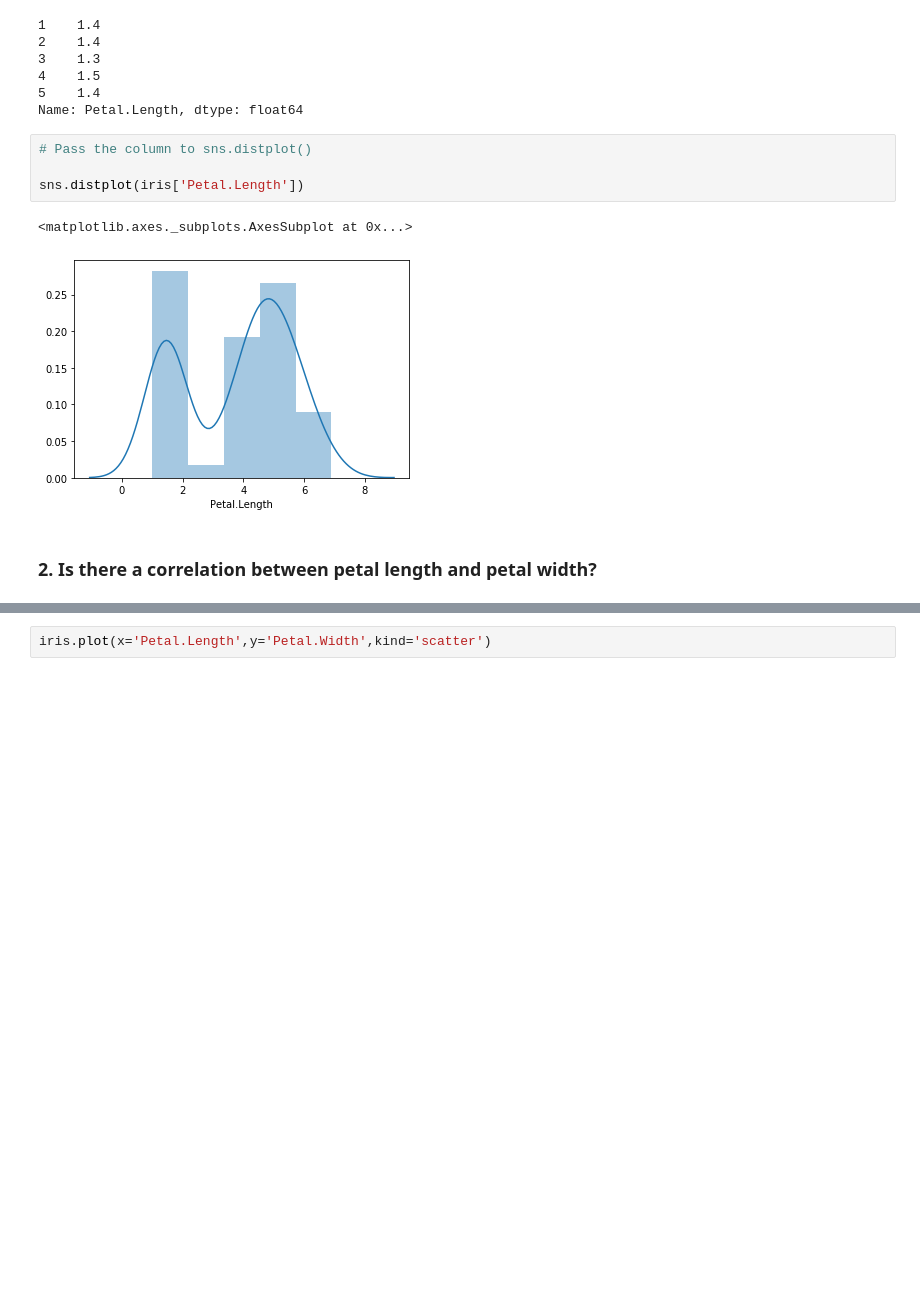
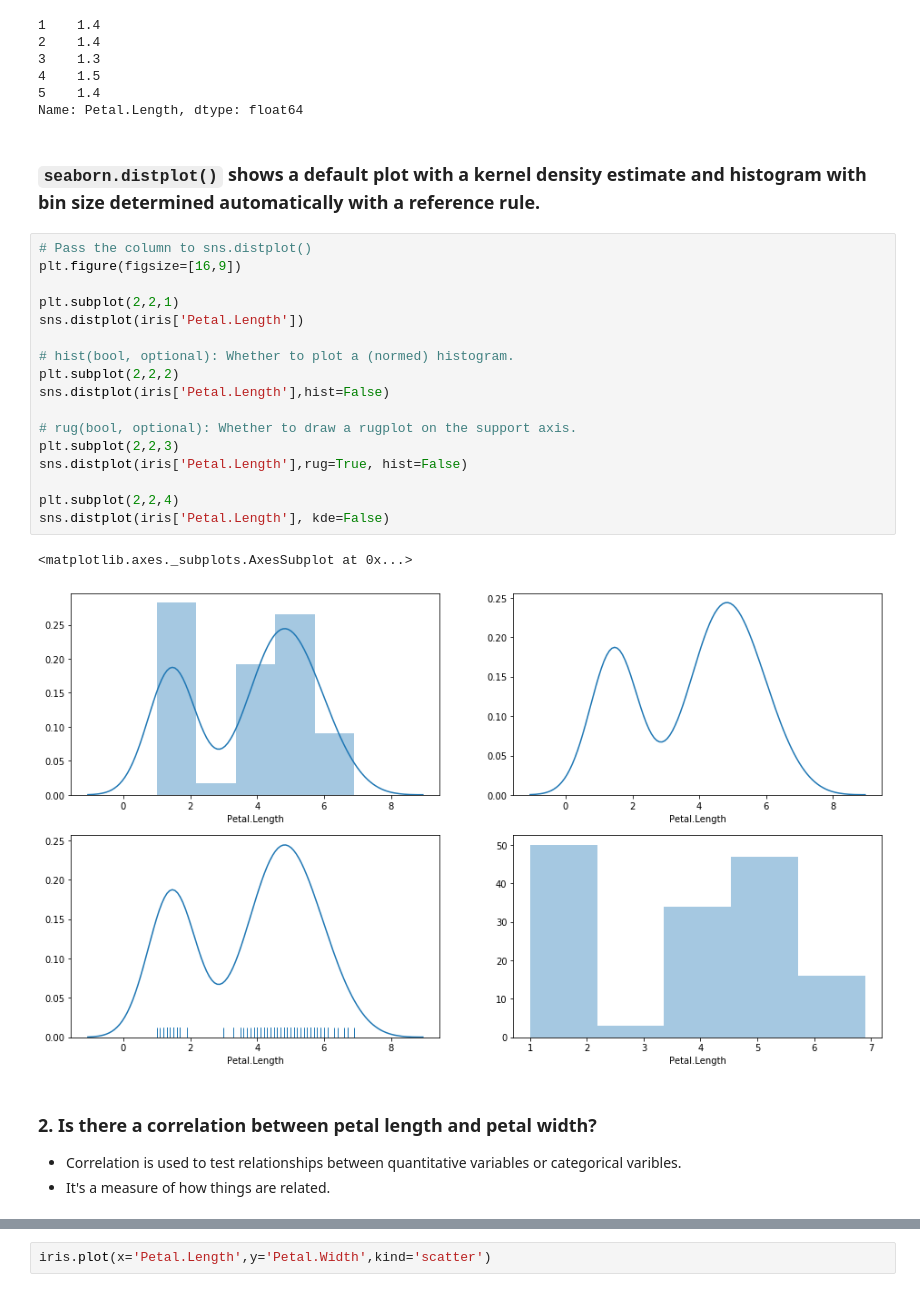
Before and after one commit to Yongliang-Shi/numpy-pandas-visualization-exercises, a Jupyter notebook: seaborn_exercises.ipynb, the cells around one changed output, grey strips where cells are left out. Saved outputs shown, nothing was run; the diff lists cells and outputs as text; blank space fills up the shorter version.

```diff
--- a/seaborn_exercises.ipynb
+++ b/seaborn_exercises.ipynb
@@ -45,13 +68,31 @@ iris['Petal.Length'].head()
 4    1.5
 5    1.4
 Name: Petal.Length, dtype: float64
-# %%
-# Pass the column to sns.distplot()
-
-sns.distplot(iris['Petal.Length'])
-# %% [output]
-<matplotlib.axes._subplots.AxesSubplot at 0x...>
-[figure, removed]
+# %% [markdown]
+### `seaborn.distplot()` shows a default plot with a kernel density estimate and histogram with bin size determined automatically with a reference rule.
+# %%
+# Pass the column to sns.distplot()
+plt.figure(figsize=[16,9])
+
+plt.subplot(2,2,1)
+sns.distplot(iris['Petal.Length'])
+
+# hist(bool, optional): Whether to plot a (normed) histogram.
+plt.subplot(2,2,2)
+sns.distplot(iris['Petal.Length'],hist=False)
+
+# rug(bool, optional): Whether to draw a rugplot on the support axis.
+plt.subplot(2,2,3)
+sns.distplot(iris['Petal.Length'],rug=True, hist=False)
+
+plt.subplot(2,2,4)
+sns.distplot(iris['Petal.Length'], kde=False)
+# %% [output]
+<matplotlib.axes._subplots.AxesSubplot at 0x...>
+[figure, added]
 # %% [markdown]
 ### 2. Is there a correlation between petal length and petal width?
+
+- Correlation is used to test relationships between quantitative variables or categorical varibles.
+- It's a measure of how things are related.
 # %%
```
Also changed, not shown: parts of 17 cells of this notebook.
